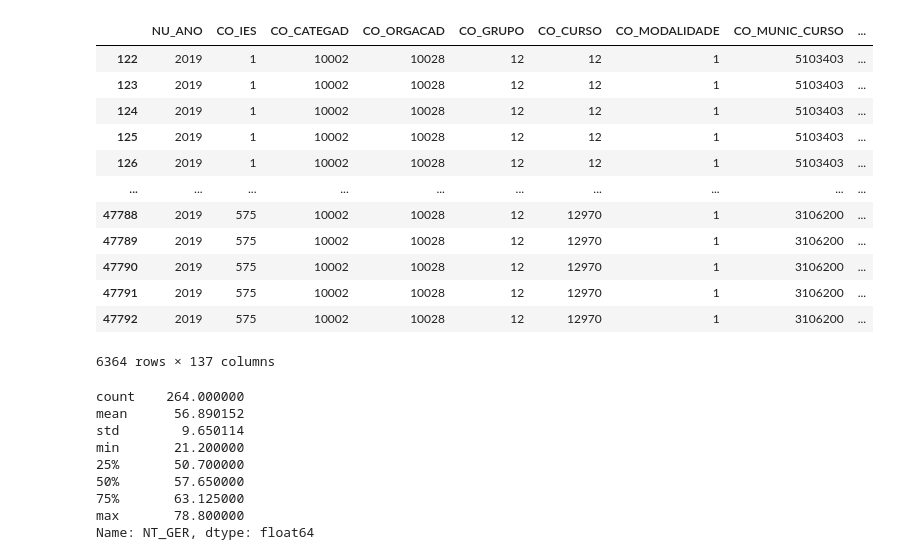
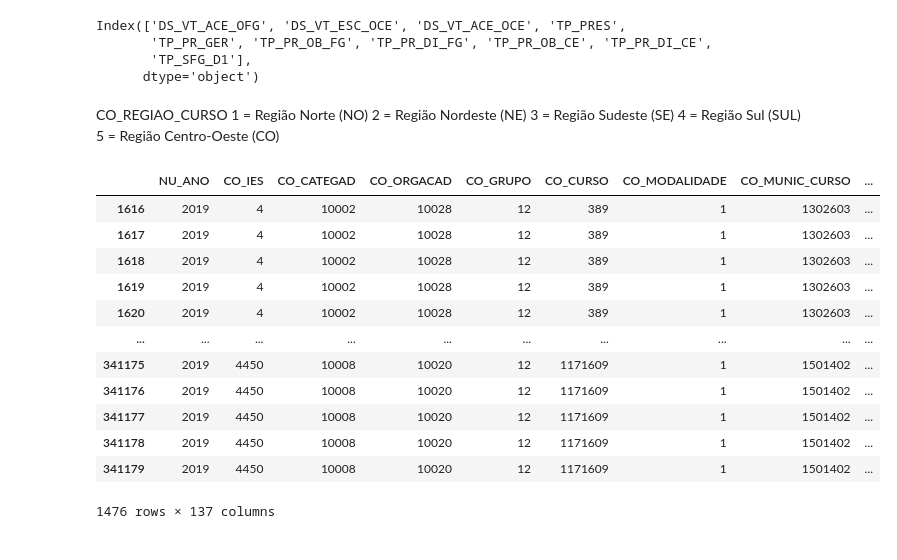
Before and after one commit to franklinperseuDS/TrabalhoModulo03, a Jupyter notebook: trabalhoEstatistica.ipynb, the cells around one changed output. Cells and saved outputs as stored; diff of their text form; code cells hidden in the pictures.

```diff
--- a/trabalhoEstatistica.ipynb
+++ b/trabalhoEstatistica.ipynb
@@ -35,30 +48,34 @@ Index(['NU_ANO', 'CO_IES', 'CO_CATEGAD', 'CO_ORGACAD', 'CO_GRUPO', 'CO_CURSO',
 # %%
 dfMedicina = df.loc[df['CO_GRUPO'] == 12]
-# %%
-dfMedicina
-# %% [output]
-|  | NU_ANO | CO_IES | CO_CATEGAD | CO_ORGACAD | CO_GRUPO | CO_CURSO | CO_MODALIDADE | CO_MUNIC_CURSO | ... |
-| 122 | 2019 | 1 | 10002 | 10028 | 12 | 12 | 1 | 5103403 | ... |
-| 123 | 2019 | 1 | 10002 | 10028 | 12 | 12 | 1 | 5103403 | ... |
-| 124 | 2019 | 1 | 10002 | 10028 | 12 | 12 | 1 | 5103403 | ... |
-| 125 | 2019 | 1 | 10002 | 10028 | 12 | 12 | 1 | 5103403 | ... |
-| 126 | 2019 | 1 | 10002 | 10028 | 12 | 12 | 1 | 5103403 | ... |
-| ... | ... | ... | ... | ... | ... | ... | ... | ... | ... |
-| 47788 | 2019 | 575 | 10002 | 10028 | 12 | 12970 | 1 | 3106200 | ... |
-| 47789 | 2019 | 575 | 10002 | 10028 | 12 | 12970 | 1 | 3106200 | ... |
-| 47790 | 2019 | 575 | 10002 | 10028 | 12 | 12970 | 1 | 3106200 | ... |
-| 47791 | 2019 | 575 | 10002 | 10028 | 12 | 12970 | 1 | 3106200 | ... |
-| 47792 | 2019 | 575 | 10002 | 10028 | 12 | 12970 | 1 | 3106200 | ... |
-6364 rows × 137 columns
+# %%
+dfMedicina.columns[30:40]
+# %% [output]
+Index(['DS_VT_ACE_OFG', 'DS_VT_ESC_OCE', 'DS_VT_ACE_OCE', 'TP_PRES',
+       'TP_PR_GER', 'TP_PR_OB_FG', 'TP_PR_DI_FG', 'TP_PR_OB_CE', 'TP_PR_DI_CE',
+       'TP_SFG_D1'],
+      dtype='object')
+# %% [markdown]
+CO_REGIAO_CURSO
+1 = Região Norte (NO)
+2 = Região Nordeste (NE)
+3 = Região Sudeste (SE)
+4 = Região Sul (SUL)
+5 = Região Centro-Oeste (CO)
 # %%
-dfMedicina.loc[df["CO_REGIAO_CURSO"] == 1]['NT_GER'].describe()
+regiaoNorte =  dfMedicina.loc[df["CO_REGIAO_CURSO"] == 1]
-# %% [output]
-count    264.000000
-mean      56.890152
-std        9.650114
-min       21.200000
-25%       50.700000
-50%       57.650000
-75%       63.125000
-max       78.800000
-Name: NT_GER, dtype: float64
+# %%
+regiaoNorte
+# %% [output]
+|  | NU_ANO | CO_IES | CO_CATEGAD | CO_ORGACAD | CO_GRUPO | CO_CURSO | CO_MODALIDADE | CO_MUNIC_CURSO | ... |
+| 1616 | 2019 | 4 | 10002 | 10028 | 12 | 389 | 1 | 1302603 | ... |
+| 1617 | 2019 | 4 | 10002 | 10028 | 12 | 389 | 1 | 1302603 | ... |
+| 1618 | 2019 | 4 | 10002 | 10028 | 12 | 389 | 1 | 1302603 | ... |
+| 1619 | 2019 | 4 | 10002 | 10028 | 12 | 389 | 1 | 1302603 | ... |
+| 1620 | 2019 | 4 | 10002 | 10028 | 12 | 389 | 1 | 1302603 | ... |
+| ... | ... | ... | ... | ... | ... | ... | ... | ... | ... |
+| 341175 | 2019 | 4450 | 10008 | 10020 | 12 | 1171609 | 1 | 1501402 | ... |
+| 341176 | 2019 | 4450 | 10008 | 10020 | 12 | 1171609 | 1 | 1501402 | ... |
+| 341177 | 2019 | 4450 | 10008 | 10020 | 12 | 1171609 | 1 | 1501402 | ... |
+| 341178 | 2019 | 4450 | 10008 | 10020 | 12 | 1171609 | 1 | 1501402 | ... |
+| 341179 | 2019 | 4450 | 10008 | 10020 | 12 | 1171609 | 1 | 1501402 | ... |
+1476 rows × 137 columns
```
Also changed, not shown: parts of 16 cells of this notebook.
